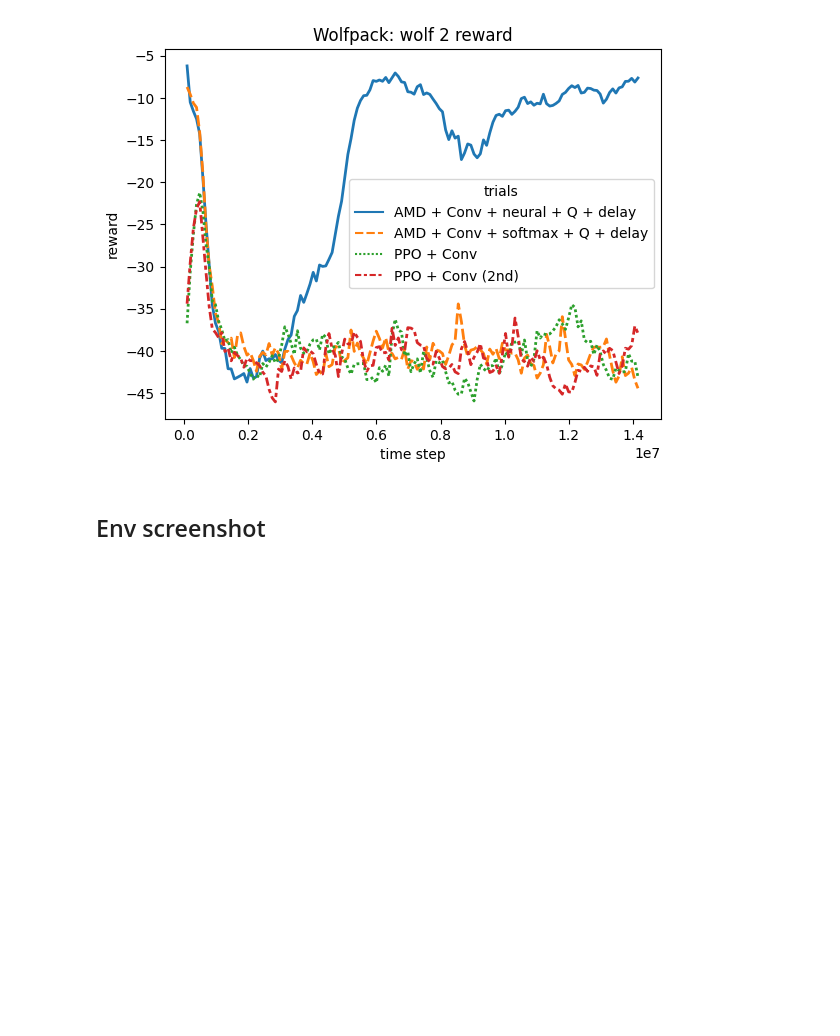
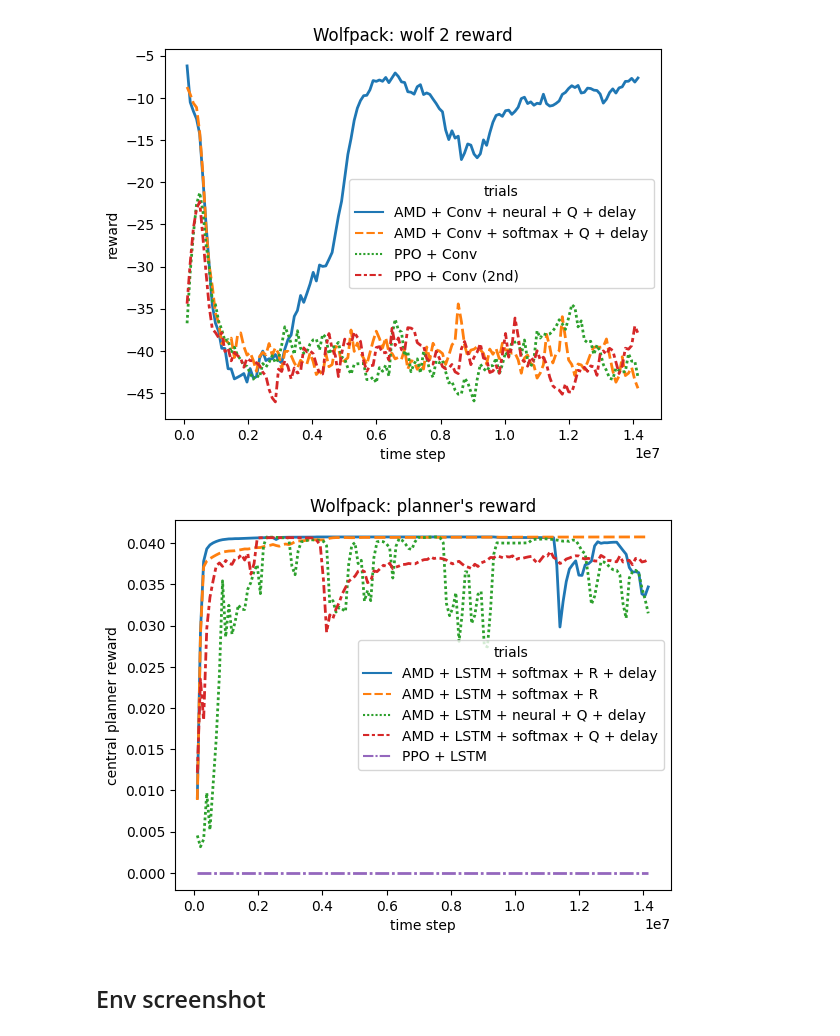
Before and after one commit to quantaji/AMD-SSD, a Jupyter notebook: figures/wolfpack.ipynb, the cells around one changed output. Cells and saved outputs as stored; diff of their text form; code cells hidden in the pictures; blank space fills up the shorter version.

```diff
--- a/figures/wolfpack.ipynb
+++ b/figures/wolfpack.ipynb
@@ -294,6 +294,38 @@ g.set(xlabel='time step', ylabel='reward', title='Wolfpack: wolf 2 reward')
 plt.savefig('./wolfpack_conv_reward_w2.pdf')
 # %% [output]
 [figure]
+# %%
+# ray/tune/info/learner/central_planner/learner_stats/planner_reward_cost
+new_df = df[df['tag'] == 'ray/tune/info/learner/central_planner/learner_stats/planner_reward_cost']
+new_df = new_df[new_df['trials'].isin([
+    'AMD + LSTM + softmax + R + delay',
+    'AMD + LSTM + softmax + R',
+    # 'AMD + Conv + neural + Q + delay',
+    # 'AMD + Conv + softmax + Q + delay',
+    'AMD + LSTM + neural + Q + delay',
+    'AMD + LSTM + softmax + Q + delay',
+    # 'PPO + Conv',
+    # 'PPO + Conv (2nd)'
+    'PPO + LSTM',
+    # 'PPO + LSTM (2nd)'
+])]
+# new_df['value'] = new_df['value'].ewm(com=3).mean()
+g = sns.lineplot(
+    data=new_df,
+    x='step',
+    y='value',
+    hue='trials',
+    legend='full',
+    style='trials',
+    linewidth=2,
+    dashes=True,
+    markers=False,
+    seed=1234,
+)
+g.set(xlabel='time step', ylabel='central planner reward', title="Wolfpack: planner's reward")
+plt.savefig('./wolfpack_cp_reward.pdf')
+# %% [output]
+[figure, added]
 # %% [markdown]
 ## Env screenshot
 # %%
```
Also changed, not shown: 5 other files.
